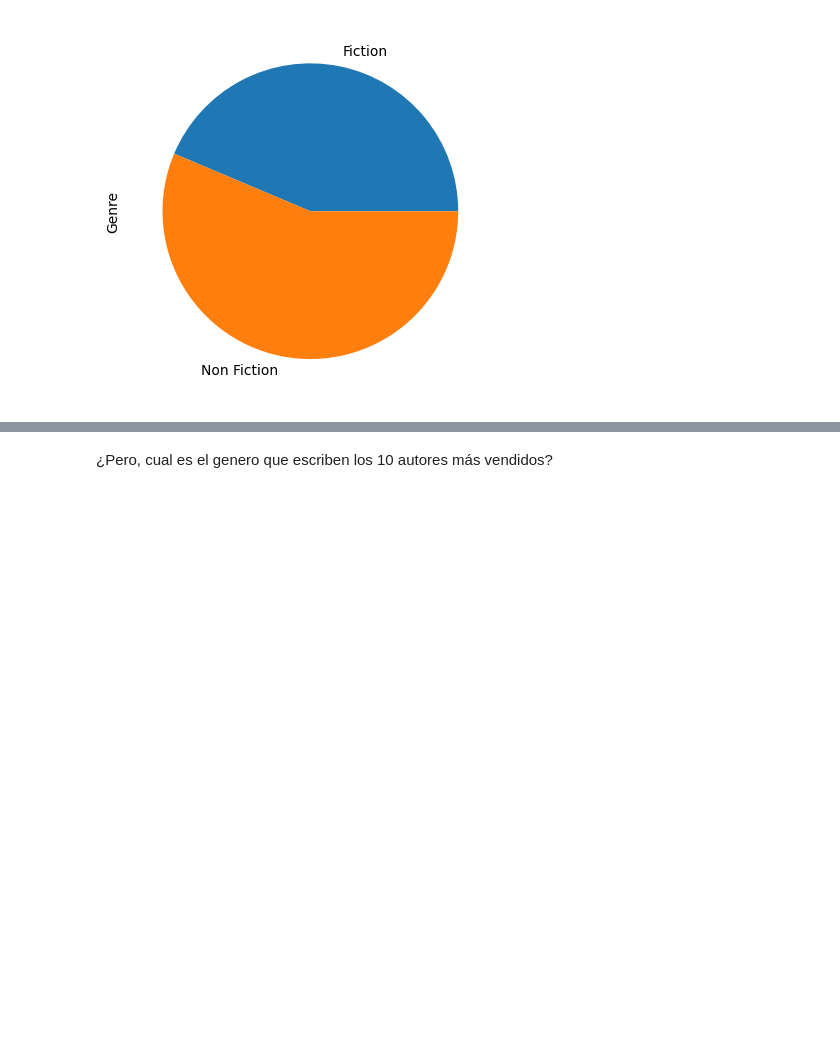
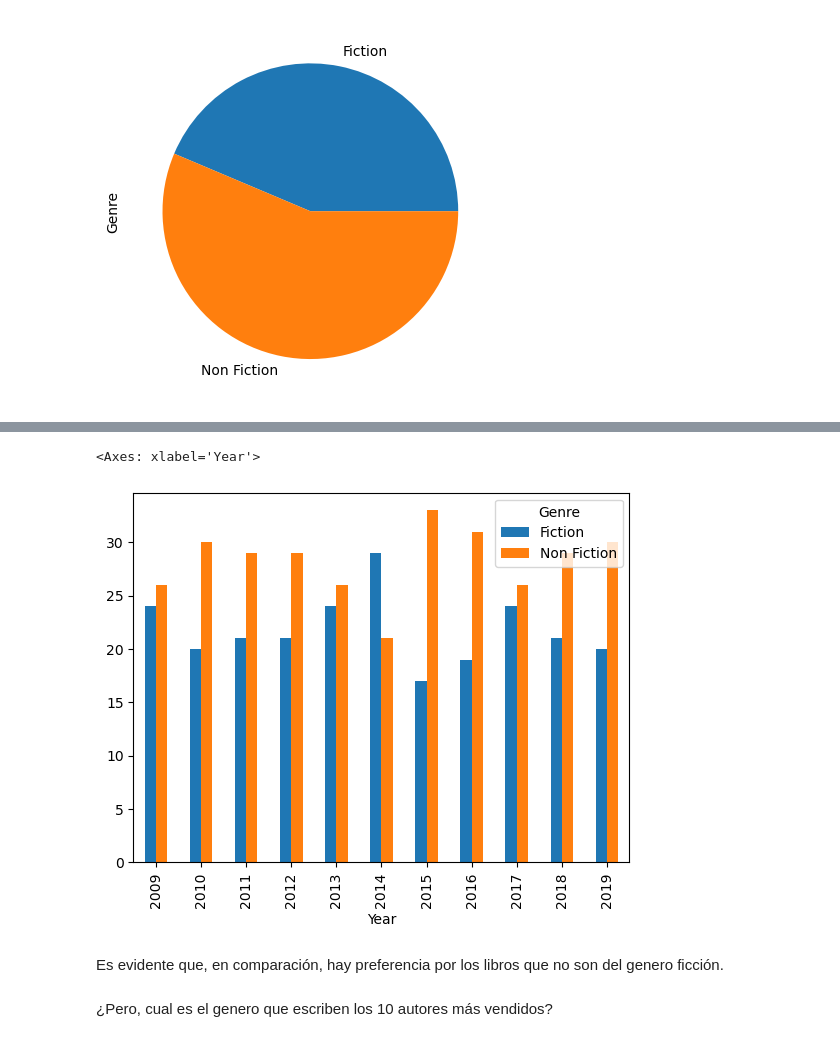
Before and after one commit to laverde-c/Best-Sellers, a Jupyter notebook: Best_sellers.ipynb, the cells around one changed output, grey strips where cells are left out. Saved outputs shown, nothing was run; the diff lists cells and outputs as text; code cells hidden in the pictures; blank space fills up the shorter version.

```diff
--- a/Best_sellers.ipynb
+++ b/Best_sellers.ipynb
@@ -91,0 +118,3 @@ gnero.plot(kind='pie', x='Genre', y='gnero')
+# %%
+gnere_year = df.pivot_table(index='Year', columns='Genre', values='Name',aggfunc='count')
+gnere_year
@@ -92,3 +135,10 @@ gnero.plot(kind='pie', x='Genre', y='gnero')
+# %%
+gnere_year.plot(kind='bar')
+# %% [output]
+<Axes: xlabel='Year'>
+[figure, added]
+# %% [markdown]
+Es evidente que, en comparación, hay preferencia por los libros que no son del genero ficción.
 # %% [markdown]
 <p> ¿Pero, cual es el genero que escriben los 10 autores más vendidos? </p>
 # %% [markdown]
```
Also changed, not shown: parts of 10 cells of this notebook, 1 other file.
